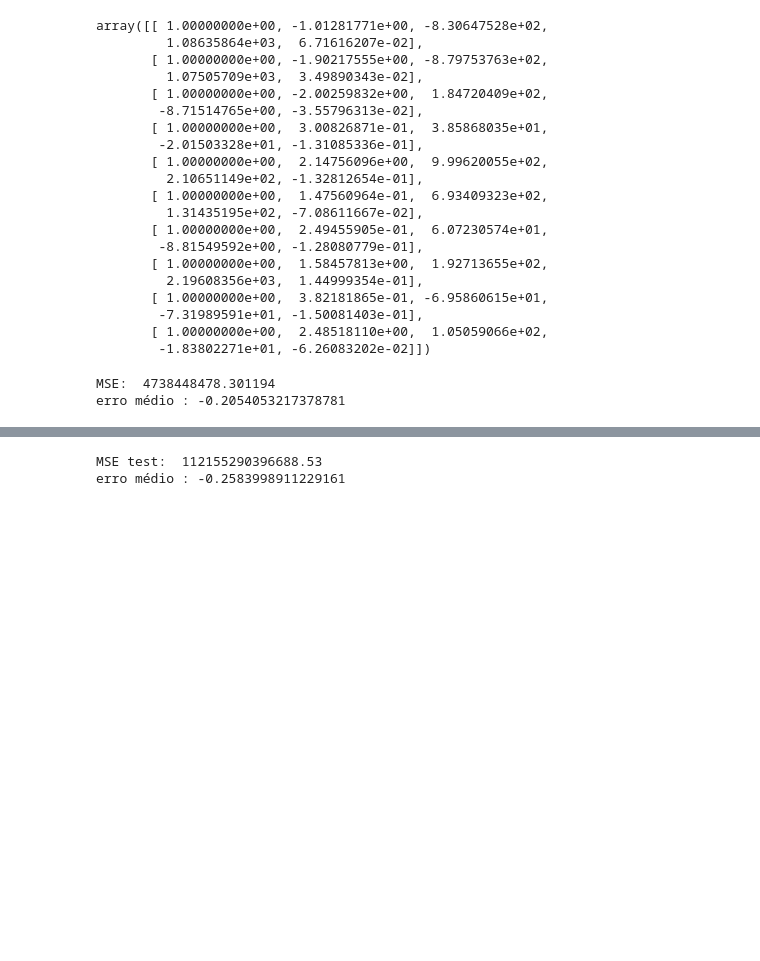
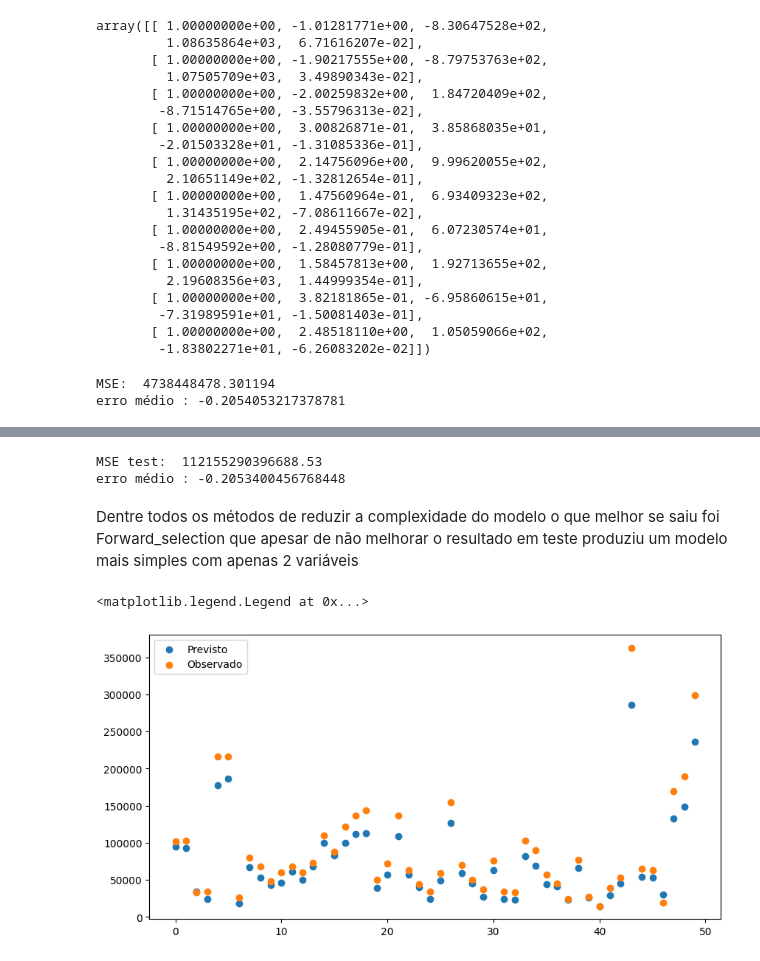
Before and after one commit to MarcoAfB/Machine_Learning, a Jupyter notebook: Linear_Regression.ipynb, the cells around one changed output, grey strips where cells are left out. Drawn from its saved outputs; the diff is of its cells as text; code cells hidden in the pictures; blank space fills up the shorter version.

Commit message:
\Plot das previsões feita pelo modelo com os parâmetros escolhidos por Forward_Selection

```diff
--- a/Linear_Regression.ipynb
+++ b/Linear_Regression.ipynb
@@ -355,12 +355,12 @@ o mesmo, mas mesmo assim já é considerado melhor por conta de sua simplicidade
 (as chances de generalizar para novos dados é melhor,
 mais fácil interpretação dos resultado obtidos)
 # %%
-predict_test = test_forward.prediction(forward_datatest)
+predict_forward = test_forward.prediction(forward_datatest)
 
-mse_forward = test_forward.MSE(predict_test, y_test)
+mse_forward = test_forward.MSE(predict_forward, y_test)
 print("MSE: ",mse_forward)
 # Para melhor interpretação podemos usar o erro médio
-erro_medio = np.mean(predict_test - y_test) / np.mean(y_test)
+erro_medio = np.mean(predict_forward - y_test) / np.mean(y_test)
 print("erro médio :", erro_medio)
 # %% [output]
 MSE:  478729616.9320649
@@ -509,8 +495,19 @@ mse_ridge = multi_dim.MSE(ridge_prediction, y_test)
 print("MSE test: ", mse_ridge)
 
 # Para melhor interpretação podemos usar o erro médio
-erro_medio = np.mean(ridge_prediction - y_test) / np.mean(ridge_prediction)
+erro_medio = np.mean(ridge_prediction - y_test) / np.mean(y_test)
 print("erro médio :", erro_medio)
 # %% [output]
 MSE test:  112155290396688.53
-erro médio : -0.2583998911229161
+erro médio : -0.2053400456768448
+# %% [markdown]
+Dentre todos os métodos de reduzir a complexidade do modelo o que melhor se saiu foi Forward_selection que apesar de não melhorar o resultado em teste produziu um modelo mais simples com apenas 2 variáveis
+# %%
+'''Plot da previsão feita pelo modelo com forward_regression'''
+plt.figure(figsize=(10,5))
+plt.scatter(range(50), predict_forward[:50], label='Previsto')
+plt.scatter(range(50), y_test[:50], label='Observado')
+plt.legend()
+# %% [output]
+<matplotlib.legend.Legend at 0x...>
+[figure, added]
```
Also changed, not shown: parts of 1 cell of this notebook.
